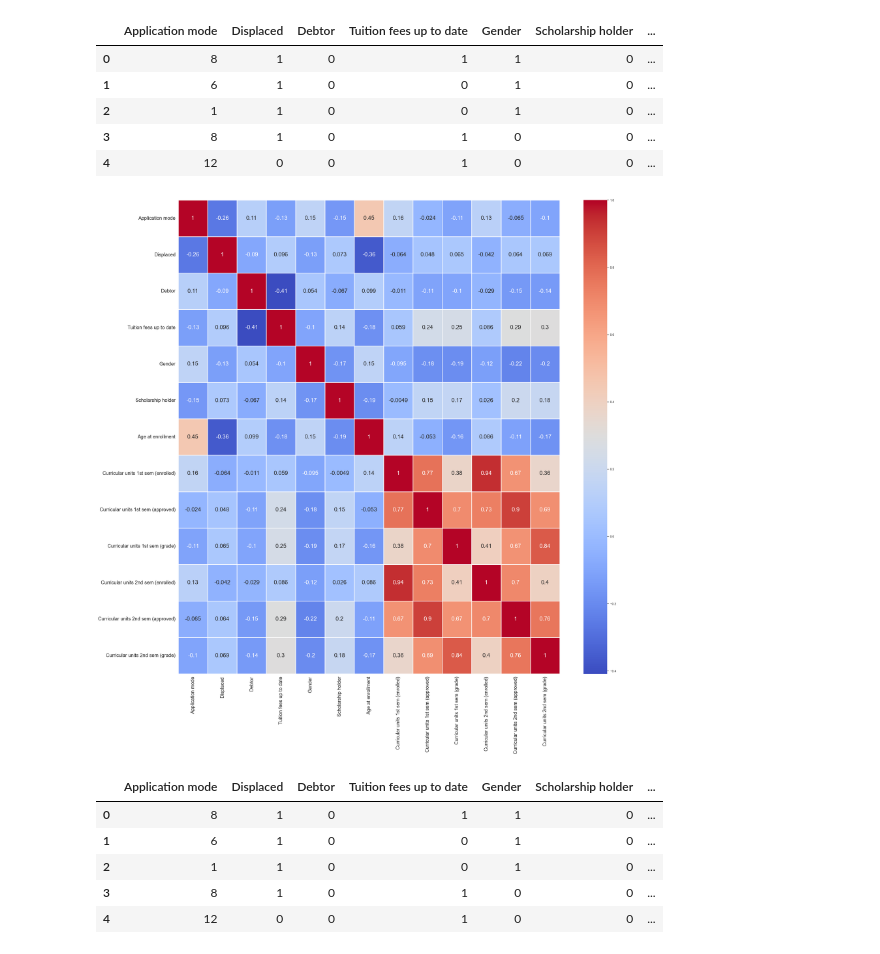
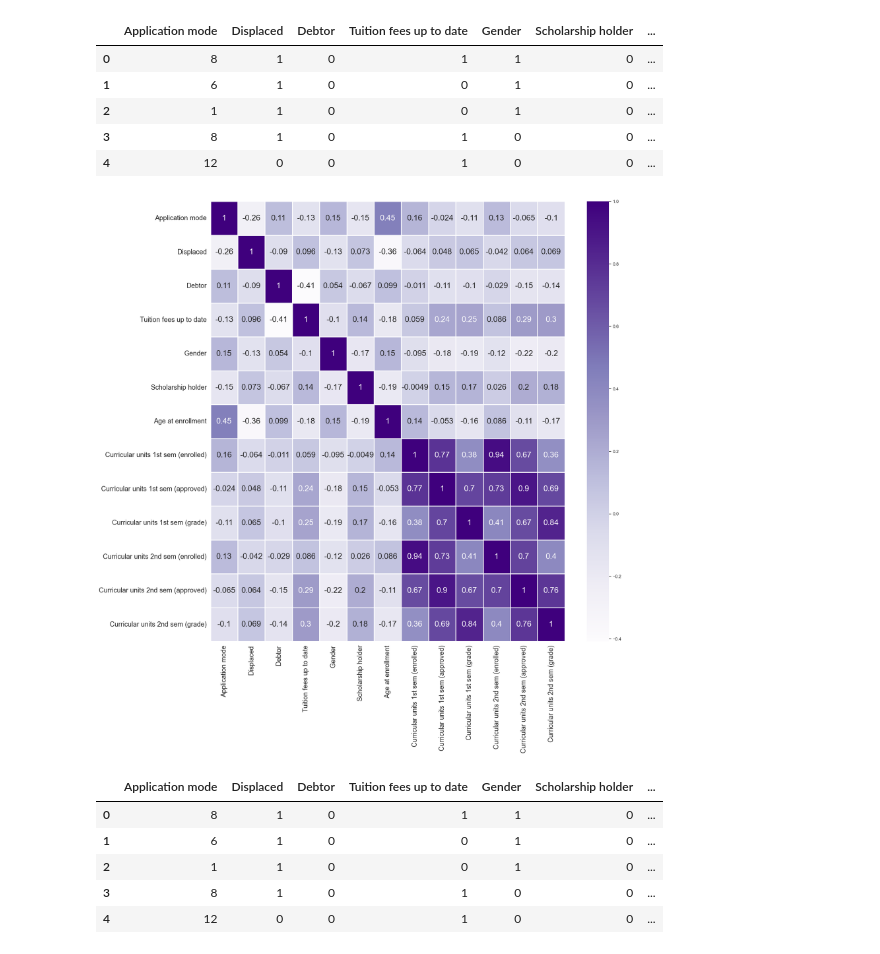
Before and after one commit to PurpleLobster31/ada-machinelearning2, a Jupyter notebook: notebooks/project.ipynb, the cells around one changed output. Cells and saved outputs as stored; diff of their text form; code cells hidden in the pictures.

Commit message:
ajustes heatmap

```diff
--- a/notebooks/project.ipynb
+++ b/notebooks/project.ipynb
@@ -199,21 +199,21 @@ df.head()
 | 3 | 8 | 1 | 0 | 1 | 0 | 0 | ... |
 | 4 | 12 | 0 | 0 | 1 | 0 | 0 | ... |
 # %%
-plt.figure(figsize=(30, 30))
+plt.figure(figsize=(20, 20))
 
 sns.heatmap(
     df.drop(columns='Target').corr(),
     annot=True,
-    cmap='coolwarm',
+    cmap='Purples',
     linewidths=0.9,
     annot_kws={"size": 20}
 )
 plt.xticks(fontsize=17)
 plt.yticks(fontsize=17)
 
 plt.show()
 # %% [output]
-[figure, old version]
+[figure, new version]
 # %%
 df_final = df.drop(columns=['Curricular units 1st sem (enrolled)','Curricular units 1st sem (approved)', 'Curricular units 1st sem (grade)'])
 df_final.head()
```
